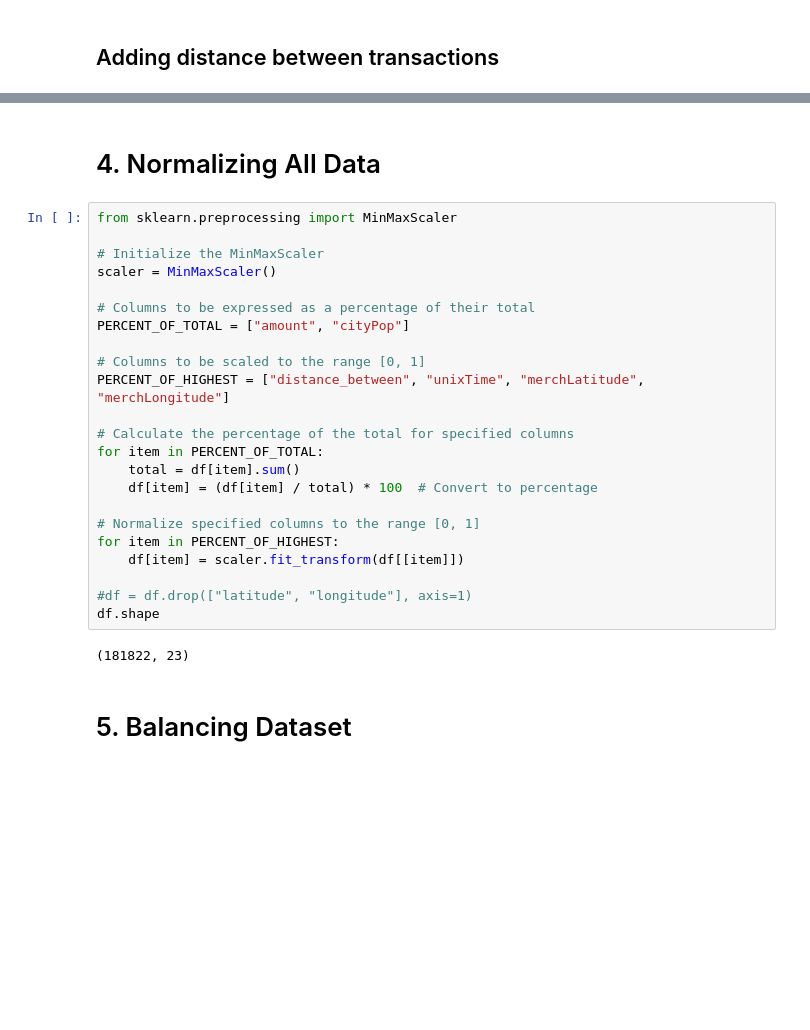
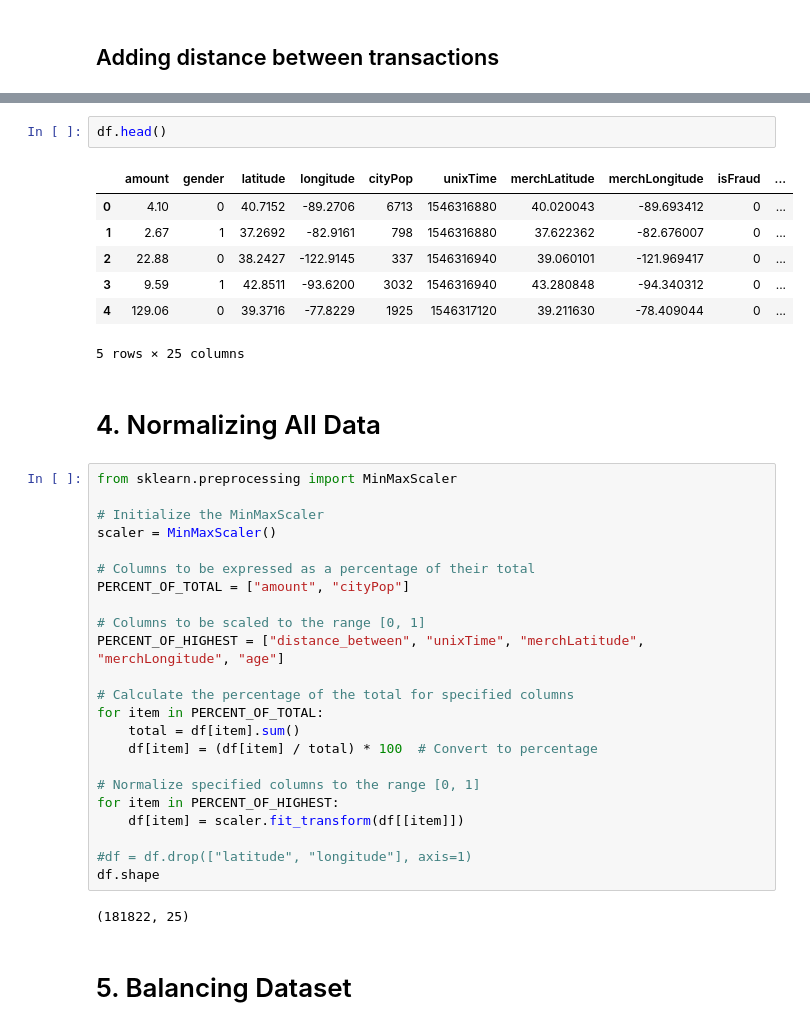
Before and after one commit to ethan-rng/dataquest, a Jupyter notebook: dataset.ipynb, the cells around one changed output, grey strips where cells are left out. Drawn from its saved outputs; the diff is of its cells as text; blank space fills up the shorter version.

```diff
--- a/dataset.ipynb
+++ b/dataset.ipynb
@@ -150,4 +148,14 @@ df.sample(5)
 5 rows × 25 columns
+# %%
+df.head()
+# %% [output]
+|  | amount | gender | latitude | longitude | cityPop | unixTime | merchLatitude | merchLongitude | isFraud | ... |
+| 0 | 4.10 | 0 | 40.7152 | -89.2706 | 6713 | 1546316880 | 40.020043 | -89.693412 | 0 | ... |
+| 1 | 2.67 | 1 | 37.2692 | -82.9161 | 798 | 1546316880 | 37.622362 | -82.676007 | 0 | ... |
+| 2 | 22.88 | 0 | 38.2427 | -122.9145 | 337 | 1546316940 | 39.060101 | -121.969417 | 0 | ... |
+| 3 | 9.59 | 1 | 42.8511 | -93.6200 | 3032 | 1546316940 | 43.280848 | -94.340312 | 0 | ... |
+| 4 | 129.06 | 0 | 39.3716 | -77.8229 | 1925 | 1546317120 | 39.211630 | -78.409044 | 0 | ... |
+5 rows × 25 columns
 # %% [markdown]
 # 4. Normalizing All Data
 # %%
@@ -160,7 +168,7 @@ scaler = MinMaxScaler()
 PERCENT_OF_TOTAL = ["amount", "cityPop"]
 
 # Columns to be scaled to the range [0, 1]
-PERCENT_OF_HIGHEST = ["distance_between", "unixTime", "merchLatitude", "merchLongitude"]
+PERCENT_OF_HIGHEST = ["distance_between", "unixTime", "merchLatitude", "merchLongitude", "age"]
 
 # Calculate the percentage of the total for specified columns
 for item in PERCENT_OF_TOTAL:
@@ -174,7 +182,7 @@ for item in PERCENT_OF_HIGHEST:
 #df = df.drop(["latitude", "longitude"], axis=1)
 df.shape
 # %% [output]
-(181822, 23)
+(181822, 25)
 # %% [markdown]
 # 5. Balancing Dataset
 # %%
```
Also changed, not shown: parts of 12 cells of this notebook, 4 other files.
